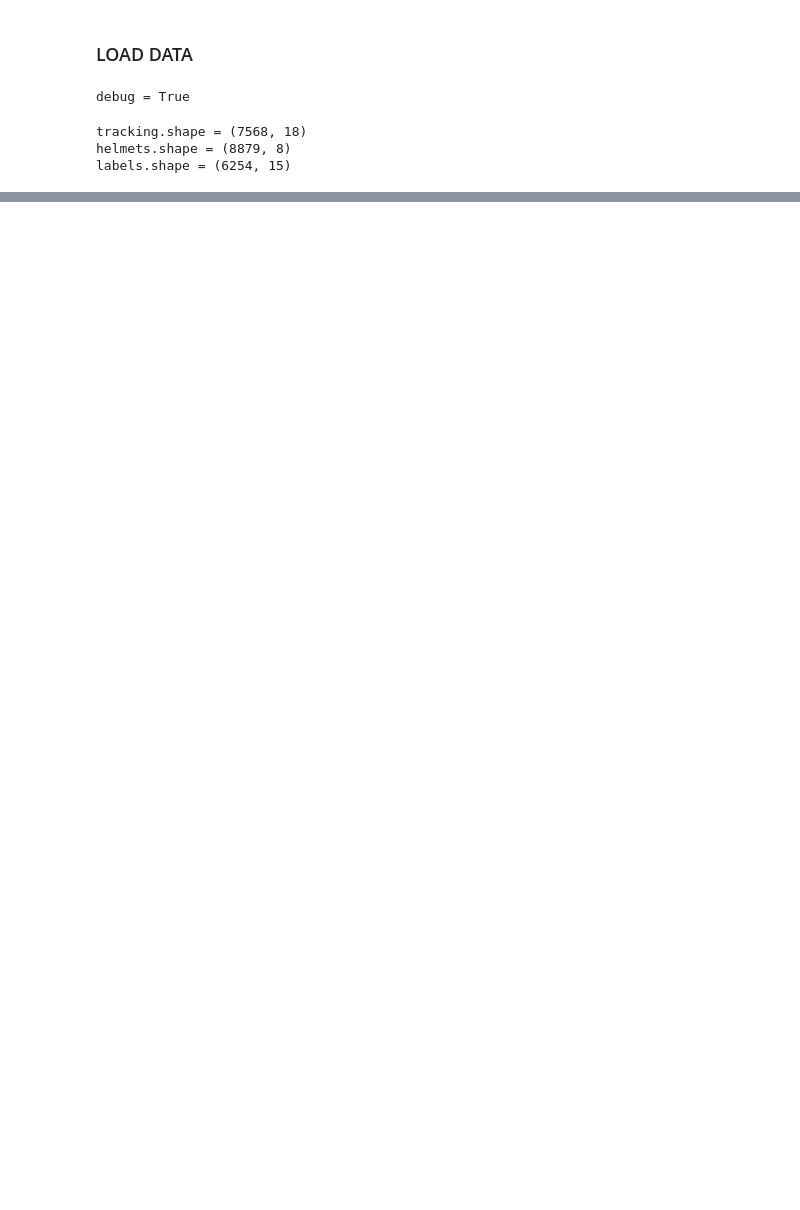
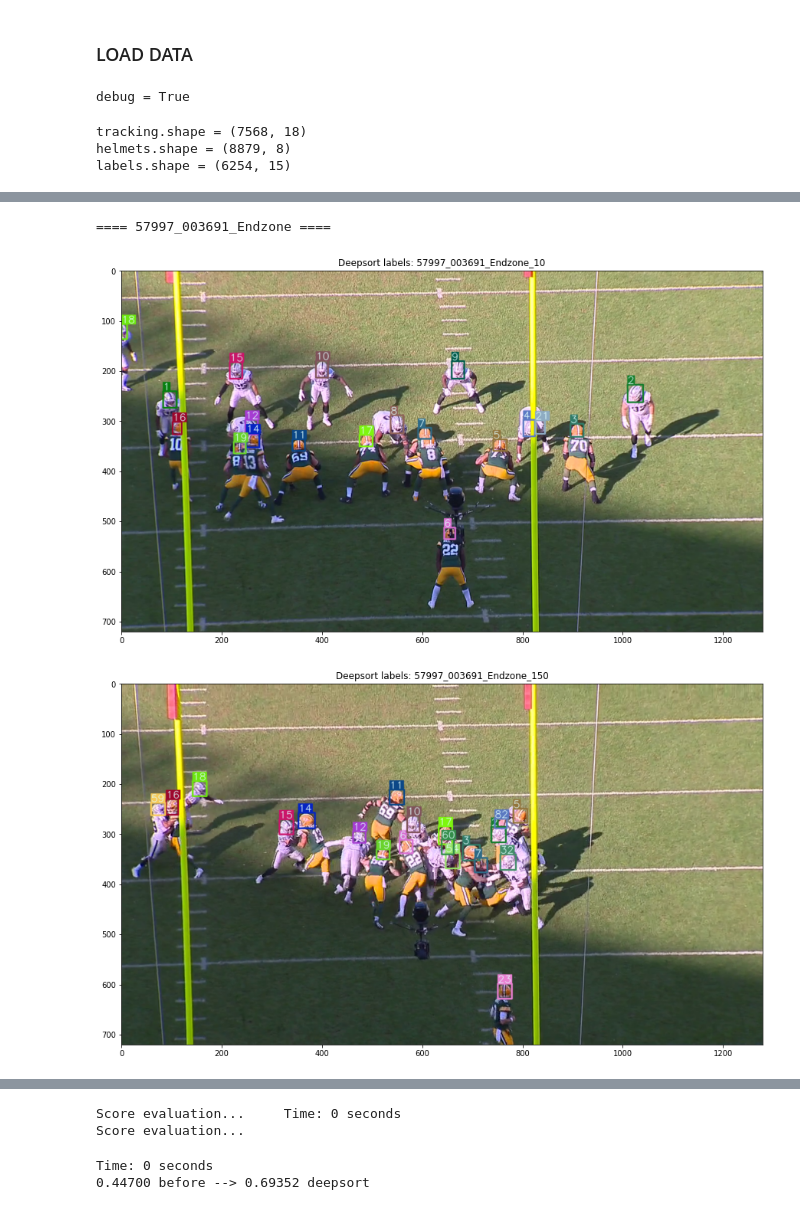
Before and after one commit to prenassipaolo/kaggle_nfl_2021, a Jupyter notebook: deepsort.ipynb, the cells around one changed output, grey strips where cells are left out. Drawn from its saved outputs; the diff is of its cells as text; code cells hidden in the pictures; blank space fills up the shorter version.

```diff
--- a/deepsort.ipynb
+++ b/deepsort.ipynb
@@ -55,3 +60,6 @@ labels.shape = (6254, 15)
 # %%
-submission_df = multiple_mapping(tracking, helmets)
-submission_df.to_csv('submission-baseline.csv', index=False)
+if not os.path.isfile('submission-baseline.csv'):
+    submission_df = multiple_mapping(tracking, helmets)
+    submission_df.to_csv('submission-baseline.csv', index=False)
+else:
+    submission_df = pd.read_csv('submission-baseline.csv')
@@ -59,0 +86,11 @@ TypeError: mapping_df() missing 1 required positional argument: 'tracking'
+# %%
+if debug:
+    video_dir = f'{DATA_DIR}/train/'
+else:
+    video_dir = f'{DATA_DIR}/test/'
+# %%
+submission_deepsort = af.submission_deepsort(submission_df, video_dir, debug, labels=labels)
+# %% [output]
+==== 57997_003691_Endzone ====
+[figure, added]
+[figure, added]
@@ -59,0 +98,4 @@ TypeError: mapping_df() missing 1 required positional argument: 'tracking'
+Score evaluation...     Time: 0 seconds
+Score evaluation...
+Time: 0 seconds
+0.44700 before --> 0.69352 deepsort
```
Also changed, not shown: parts of 9 cells of this notebook, 38 other files.
